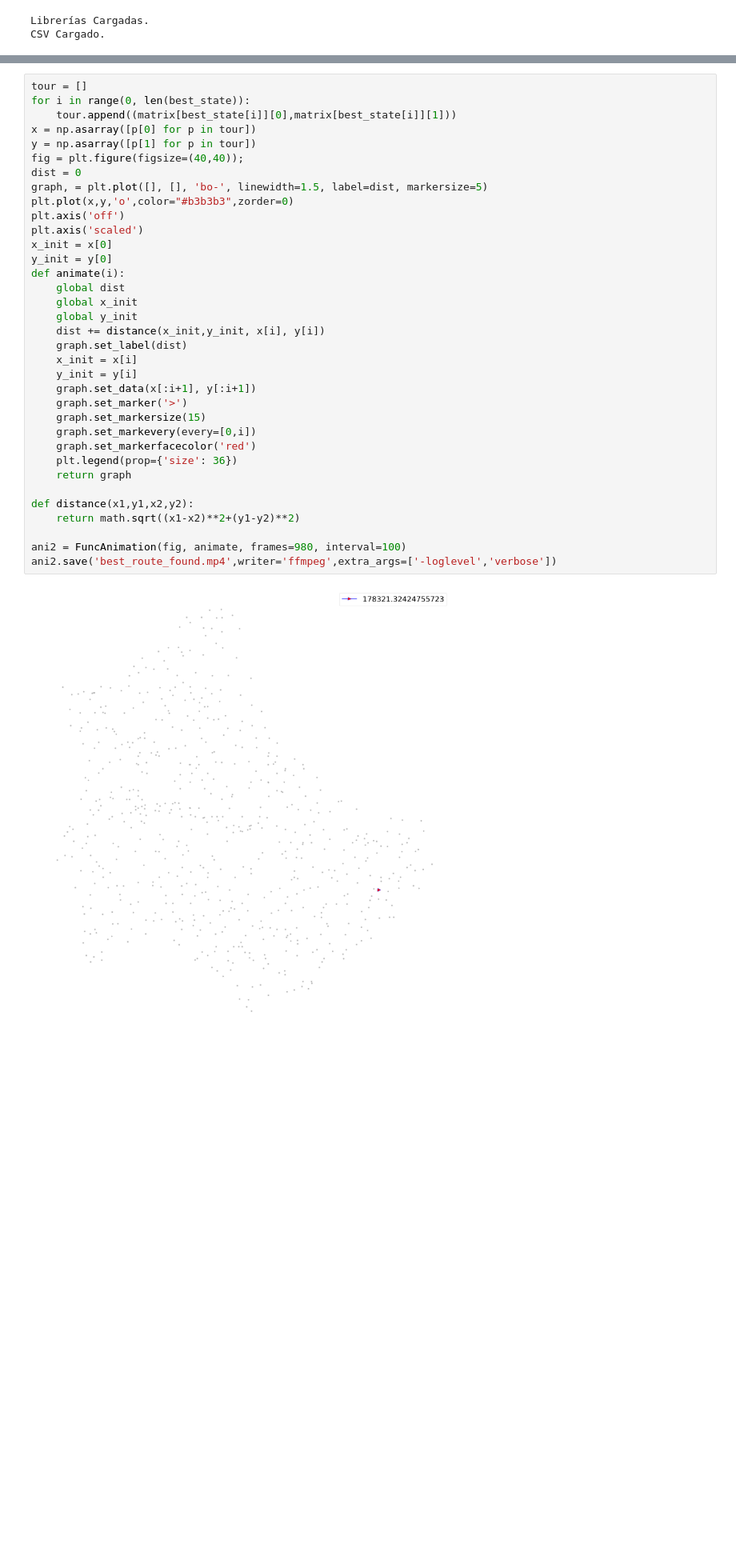
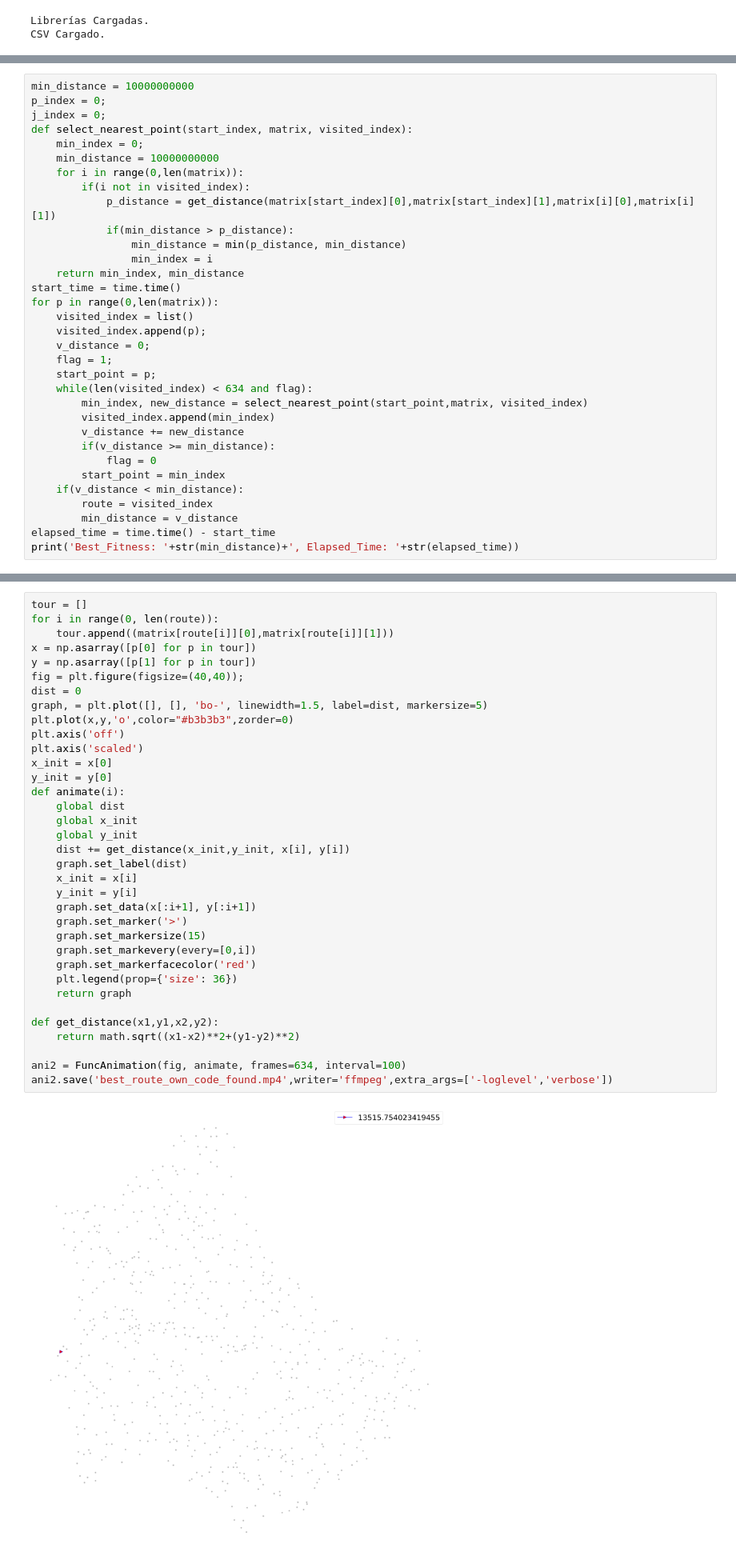
Before and after one commit to alxalmora/Traveler-Problem, a Jupyter notebook: Travelers Problem.ipynb, the cells around one changed output, grey strips where cells are left out. Shown at 80% size. Saved outputs shown, nothing was run; the diff lists cells and outputs as text; blank space fills up the shorter version.

```diff
--- a/Travelers Problem.ipynb
+++ b/Travelers Problem.ipynb
@@ -141,0 +100,33 @@ best_fitness
+# %%
+min_distance = 10000000000
+p_index = 0;
+j_index = 0;
+def select_nearest_point(start_index, matrix, visited_index):
+    min_index = 0;
+    min_distance = 10000000000
+    for i in range(0,len(matrix)):
+        if(i not in visited_index):
+            p_distance = get_distance(matrix[start_index][0],matrix[start_index][1],matrix[i][0],matrix[i][1])
+            if(min_distance > p_distance):
+                min_distance = min(p_distance, min_distance)
+                min_index = i
+    return min_index, min_distance
+start_time = time.time()
+for p in range(0,len(matrix)):
+    visited_index = list()
+    visited_index.append(p);
+    v_distance = 0;
+    flag = 1;
+    start_point = p;
+    while(len(visited_index) < 634 and flag):
+        min_index, new_distance = select_nearest_point(start_point,matrix, visited_index)
+        visited_index.append(min_index)
+        v_distance += new_distance
+        if(v_distance >= min_distance):
+            flag = 0
+        start_point = min_index
+    if(v_distance < min_distance):
+        route = visited_index
+        min_distance = v_distance
+elapsed_time = time.time() - start_time
+print('Best_Fitness: '+str(min_distance)+', Elapsed_Time: '+str(elapsed_time))
@@ -142,37 +135,37 @@ best_fitness
 # %%
 tour = []
-for i in range(0, len(best_state)):
-    tour.append((matrix[best_state[i]][0],matrix[best_state[i]][1]))
+for i in range(0, len(route)):
+    tour.append((matrix[route[i]][0],matrix[route[i]][1]))
 x = np.asarray([p[0] for p in tour])
 y = np.asarray([p[1] for p in tour])
 fig = plt.figure(figsize=(40,40));
 dist = 0
 graph, = plt.plot([], [], 'bo-', linewidth=1.5, label=dist, markersize=5)
 plt.plot(x,y,'o',color="#b3b3b3",zorder=0)
 plt.axis('off')
 plt.axis('scaled')
 x_init = x[0]
 y_init = y[0]
 def animate(i):
     global dist
     global x_init
     global y_init
-    dist += distance(x_init,y_init, x[i], y[i])
+    dist += get_distance(x_init,y_init, x[i], y[i])
     graph.set_label(dist)
     x_init = x[i]
     y_init = y[i]
     graph.set_data(x[:i+1], y[:i+1])
     graph.set_marker('>')
     graph.set_markersize(15)
     graph.set_markevery(every=[0,i])
     graph.set_markerfacecolor('red')
     plt.legend(prop={'size': 36})
     return graph
 
-def distance(x1,y1,x2,y2):
+def get_distance(x1,y1,x2,y2):
     return math.sqrt((x1-x2)**2+(y1-y2)**2)
 
-ani2 = FuncAnimation(fig, animate, frames=980, interval=100)
-ani2.save('best_route_found.mp4',writer='ffmpeg',extra_args=['-loglevel','verbose'])
+ani2 = FuncAnimation(fig, animate, frames=634, interval=100)
+ani2.save('best_route_own_code_found.mp4',writer='ffmpeg',extra_args=['-loglevel','verbose'])
 # %% [output]
-[figure, old version]
+[figure, new version]
```
Also changed, not shown: parts of 14 cells of this notebook, 3 other files.
